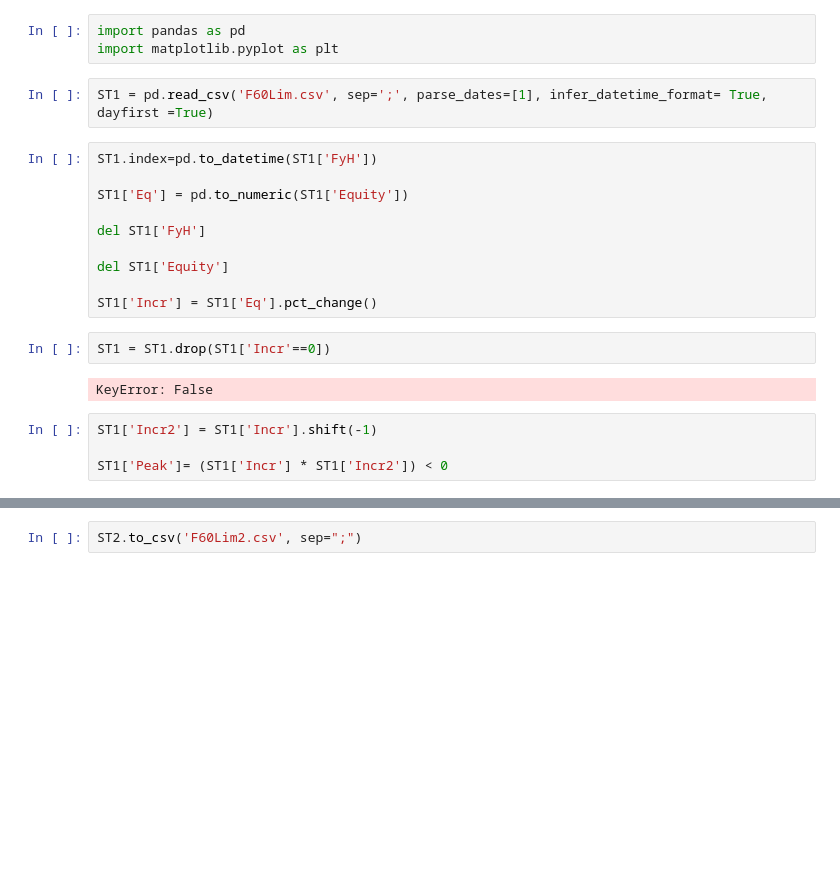
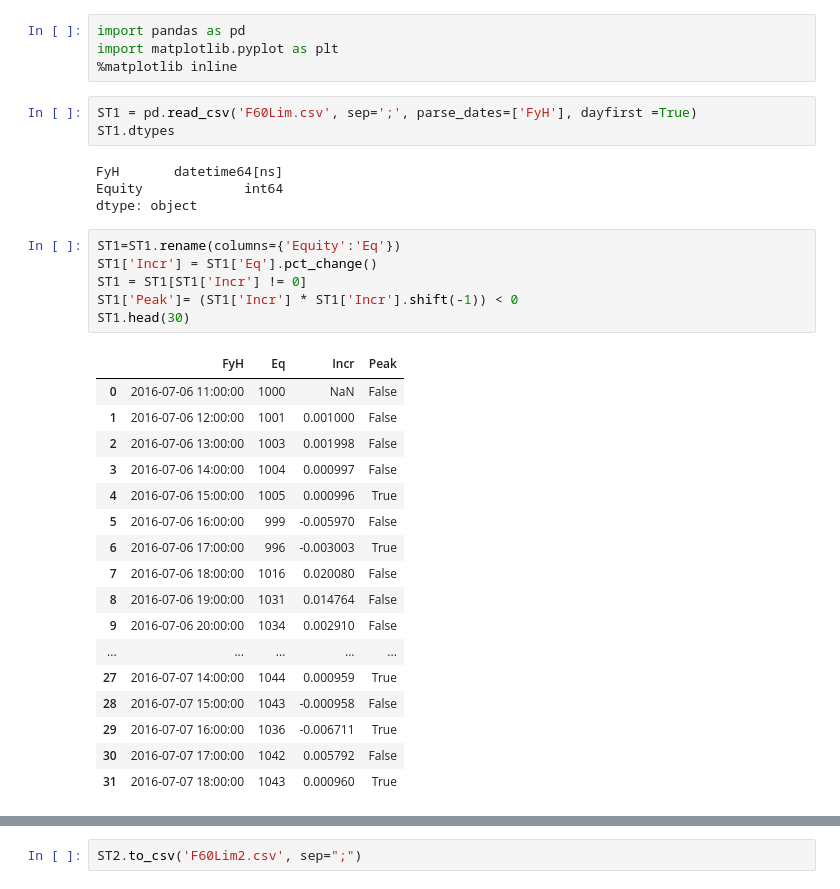
Before and after one commit to STemporale/ST, a Jupyter notebook: F60Lim.ipynb, the cells around one changed output, grey strips where cells are left out. Saved outputs shown, nothing was run; the diff lists cells and outputs as text; blank space fills up the shorter version.

```diff
--- a/F60Lim.ipynb
+++ b/F60Lim.ipynb
@@ -1,23 +1,35 @@
 # %%
 import pandas as pd
 import matplotlib.pyplot as plt
+%matplotlib inline
 # %%
-ST1 = pd.read_csv('F60Lim.csv', sep=';', parse_dates=[1], infer_datetime_format= True, dayfirst =True)
+ST1 = pd.read_csv('F60Lim.csv', sep=';', parse_dates=['FyH'], dayfirst =True)
+ST1.dtypes
+# %% [output]
+FyH       datetime64[ns]
+Equity             int64
+dtype: object
-# %%
-ST1.index=pd.to_datetime(ST1['FyH'])
-
-ST1['Eq'] = pd.to_numeric(ST1['Equity'])
-
-del ST1['FyH']
-
-del ST1['Equity']
-
-ST1['Incr'] = ST1['Eq'].pct_change()
-# %%
-ST1 = ST1.drop(ST1['Incr'==0])
-# %% [output]
-KeyError: False
-# %%
-ST1['Incr2'] = ST1['Incr'].shift(-1)
-
-ST1['Peak']= (ST1['Incr'] * ST1['Incr2']) < 0
+# %%
+ST1=ST1.rename(columns={'Equity':'Eq'})
+ST1['Incr'] = ST1['Eq'].pct_change()
+ST1 = ST1[ST1['Incr'] != 0]
+ST1['Peak']= (ST1['Incr'] * ST1['Incr'].shift(-1)) < 0
+ST1.head(30)
+# %% [output]
+|  | FyH | Eq | Incr | Peak |
+| 0 | 2016-07-06 11:00:00 | 1000 | NaN | False |
+| 1 | 2016-07-06 12:00:00 | 1001 | 0.001000 | False |
+| 2 | 2016-07-06 13:00:00 | 1003 | 0.001998 | False |
+| 3 | 2016-07-06 14:00:00 | 1004 | 0.000997 | False |
+| 4 | 2016-07-06 15:00:00 | 1005 | 0.000996 | True |
+| 5 | 2016-07-06 16:00:00 | 999 | -0.005970 | False |
+| 6 | 2016-07-06 17:00:00 | 996 | -0.003003 | True |
+| 7 | 2016-07-06 18:00:00 | 1016 | 0.020080 | False |
+| 8 | 2016-07-06 19:00:00 | 1031 | 0.014764 | False |
+| 9 | 2016-07-06 20:00:00 | 1034 | 0.002910 | False |
+| ... | ... | ... | ... | ... |
+| 27 | 2016-07-07 14:00:00 | 1044 | 0.000959 | True |
+| 28 | 2016-07-07 15:00:00 | 1043 | -0.000958 | False |
+| 29 | 2016-07-07 16:00:00 | 1036 | -0.006711 | True |
+| 30 | 2016-07-07 17:00:00 | 1042 | 0.005792 | False |
+| 31 | 2016-07-07 18:00:00 | 1043 | 0.000960 | True |
```
Also changed, not shown: parts of 7 cells of this notebook.
